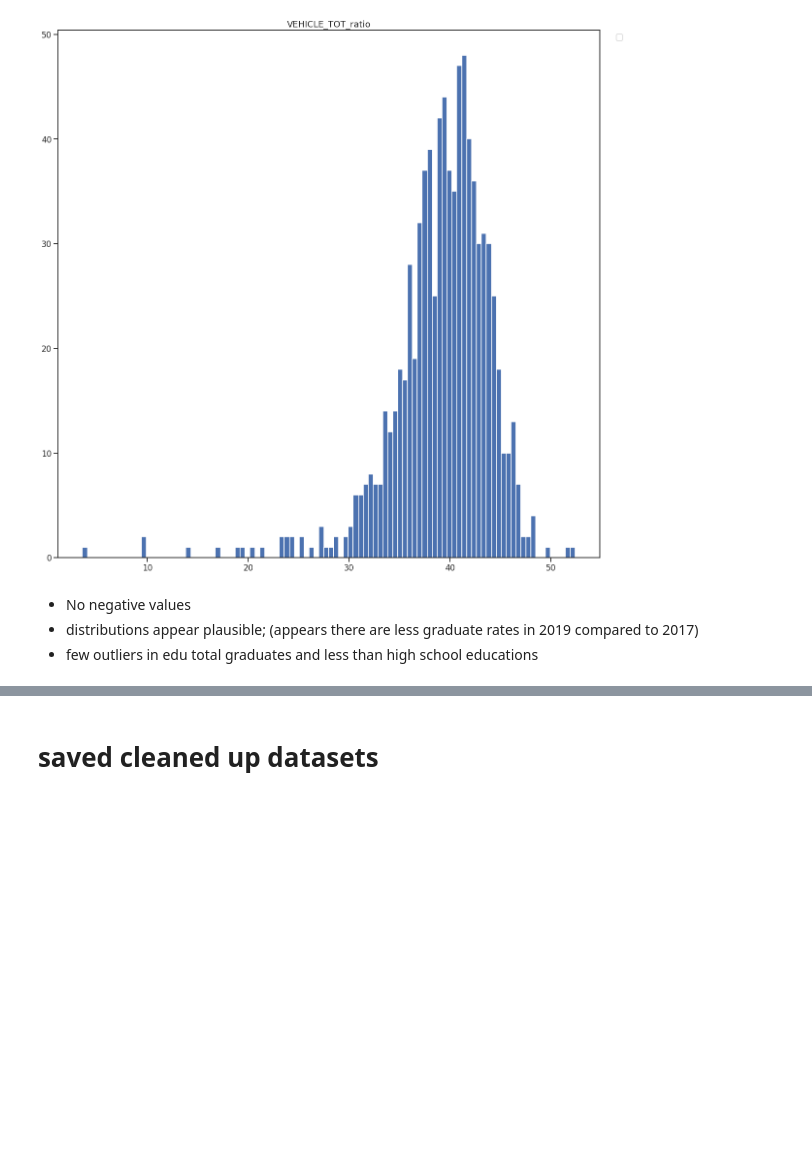
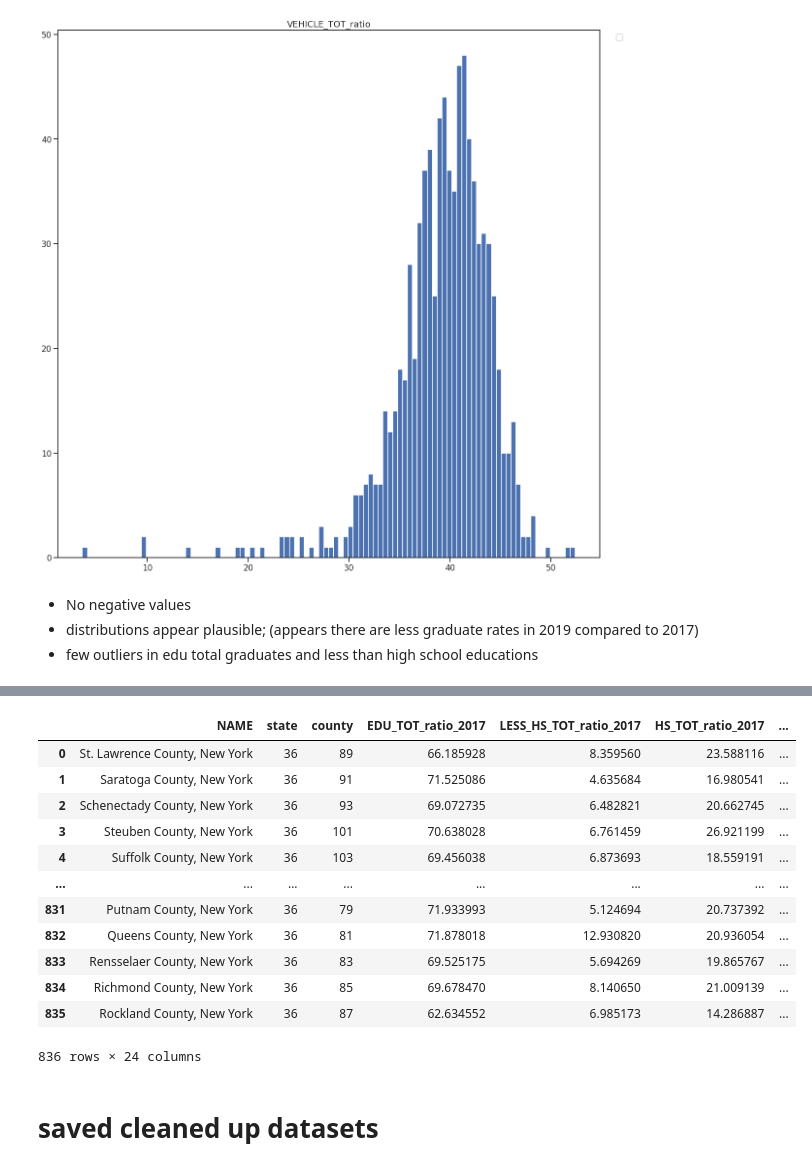
Before and after one commit to willkchan/Pollution-Forecast, a Jupyter notebook: src/preparation/Data_Wrangling7.ipynb, the cells around one changed output, grey strips where cells are left out. Cells and saved outputs as stored; diff of their text form; code cells hidden in the pictures; blank space fills up the shorter version.

Commit message:
merge poverty and educ_vehicle datasets into one dataset 2017_2019 save datasets into prcessed data folder

```diff
--- a/src/preparation/Data_Wrangling7.ipynb
+++ b/src/preparation/Data_Wrangling7.ipynb
@@ -1062,3 +1089,32 @@ No handles with labels found to put in legend.
+# %%
+# educ_vehicle_2017.columns[4:] = [(col) + '_17' for col in educ_vehicle_2017.columns[4:]]
+educ_vehicle_ratios = educ_vehicle_2017.columns[4:]
+for ratio in educ_vehicle_ratios:
+    educ_vehicle_2017.rename(columns={ratio:ratio + '_2017'}, inplace=True)
+    educ_vehicle_2018.rename(columns={ratio:ratio + '_2018'}, inplace=True)
+    educ_vehicle_2019.rename(columns={ratio:ratio + '_2019'}, inplace=True)
+
+educ_vehicle_2017.drop('POP', axis=1, inplace=True)
+educ_vehicle_2018.drop('POP', axis=1, inplace=True)
+educ_vehicle_2019.drop('POP', axis=1, inplace=True)
+# %%
+educ_vehicle_2017_2018 = pd.merge(educ_vehicle_2017, educ_vehicle_2018, how='inner')
+educ_vehicle_2017_2019 = pd.merge(educ_vehicle_2017_2018, educ_vehicle_2019, how='inner')
+educ_vehicle_2017_2019
+# %% [output]
+|  | NAME | state | county | EDU_TOT_ratio_2017 | LESS_HS_TOT_ratio_2017 | HS_TOT_ratio_2017 | ... |
+| 0 | St. Lawrence County, New York | 36 | 89 | 66.185928 | 8.359560 | 23.588116 | ... |
+| 1 | Saratoga County, New York | 36 | 91 | 71.525086 | 4.635684 | 16.980541 | ... |
+| 2 | Schenectady County, New York | 36 | 93 | 69.072735 | 6.482821 | 20.662745 | ... |
+| 3 | Steuben County, New York | 36 | 101 | 70.638028 | 6.761459 | 26.921199 | ... |
+| 4 | Suffolk County, New York | 36 | 103 | 69.456038 | 6.873693 | 18.559191 | ... |
+| ... | ... | ... | ... | ... | ... | ... | ... |
+| 831 | Putnam County, New York | 36 | 79 | 71.933993 | 5.124694 | 20.737392 | ... |
+| 832 | Queens County, New York | 36 | 81 | 71.878018 | 12.930820 | 20.936054 | ... |
+| 833 | Rensselaer County, New York | 36 | 83 | 69.525175 | 5.694269 | 19.865767 | ... |
+| 834 | Richmond County, New York | 36 | 85 | 69.678470 | 8.140650 | 21.009139 | ... |
+| 835 | Rockland County, New York | 36 | 87 | 62.634552 | 6.985173 | 14.286887 | ... |
+836 rows × 24 columns
 # %% [markdown]
 # saved cleaned up datasets
 # %%
```
Also changed, not shown: parts of 7 cells of this notebook.
